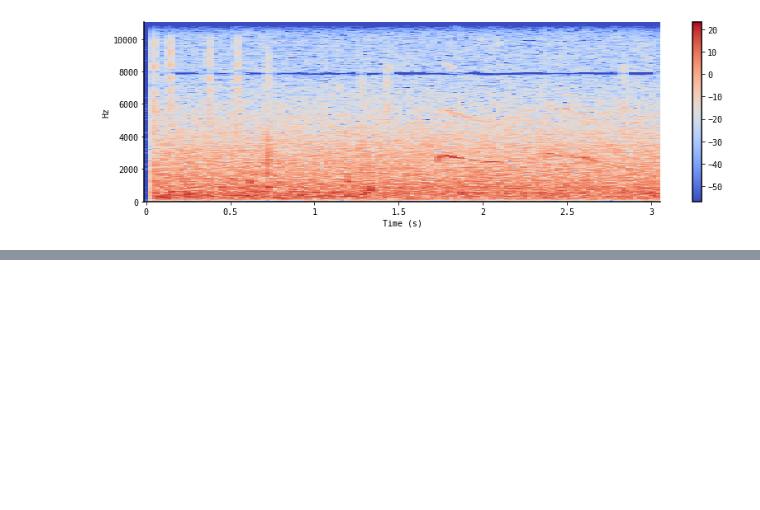
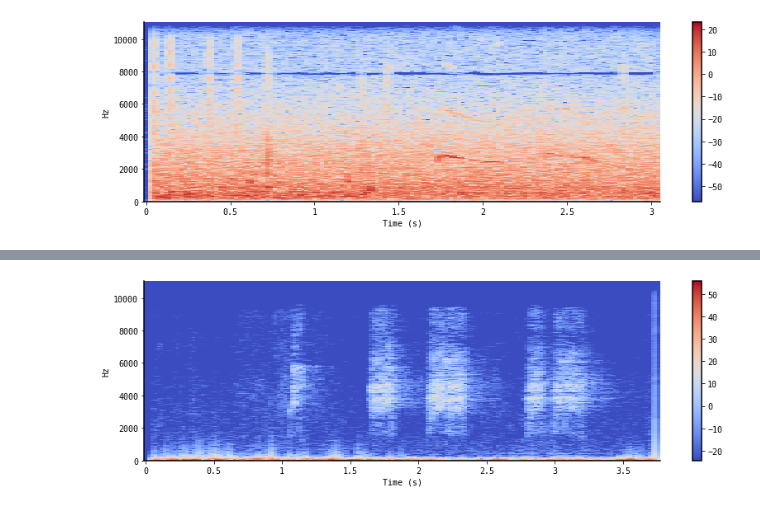
Before and after one commit to heyrobin/Birds-identify-eda, a Jupyter notebook: birds-eda.ipynb, the cells around one changed output, grey strips where cells are left out. Drawn from its saved outputs; the diff is of its cells as text; code cells hidden in the pictures; blank space fills up the shorter version.

Commit message:
Kaggle Notebook | 🎶 The Songs of Indian Birds 🦚 🇮🇳 | Version 13

```diff
--- a/birds-eda.ipynb
+++ b/birds-eda.ipynb
@@ -259,0 +267,3 @@ bird(3,"Black-bellied Plover")
+# %%
+bird(1,"Black Francolin")
+# %% [output]
@@ -259,0 +271 @@ bird(3,"Black-bellied Plover")
+[figure, added]
```
Also changed, not shown: parts of 12 cells of this notebook.
